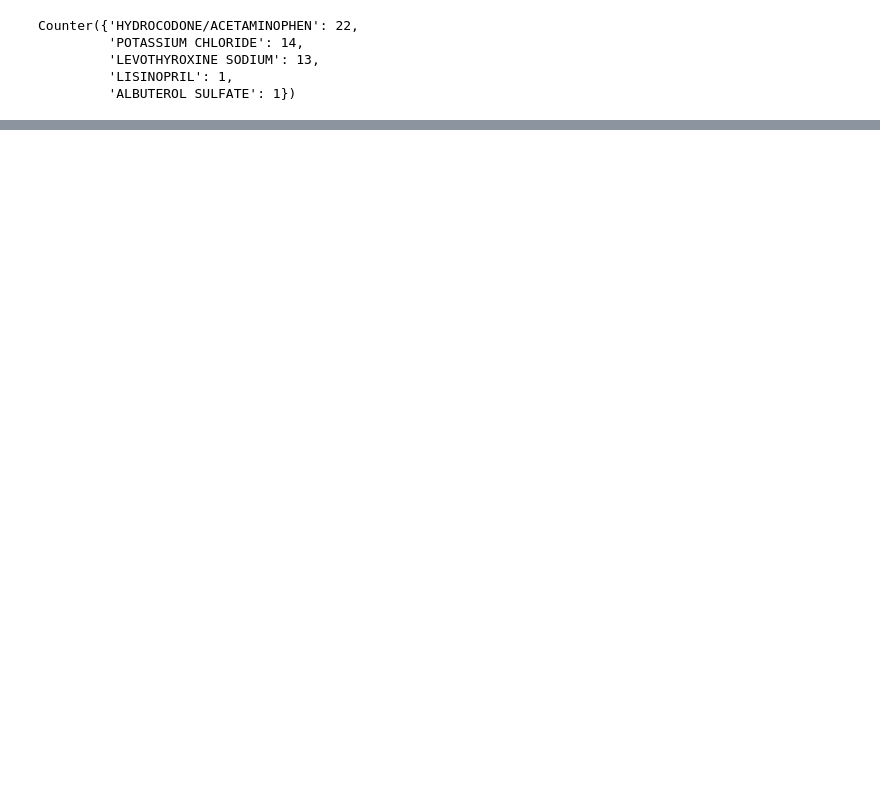
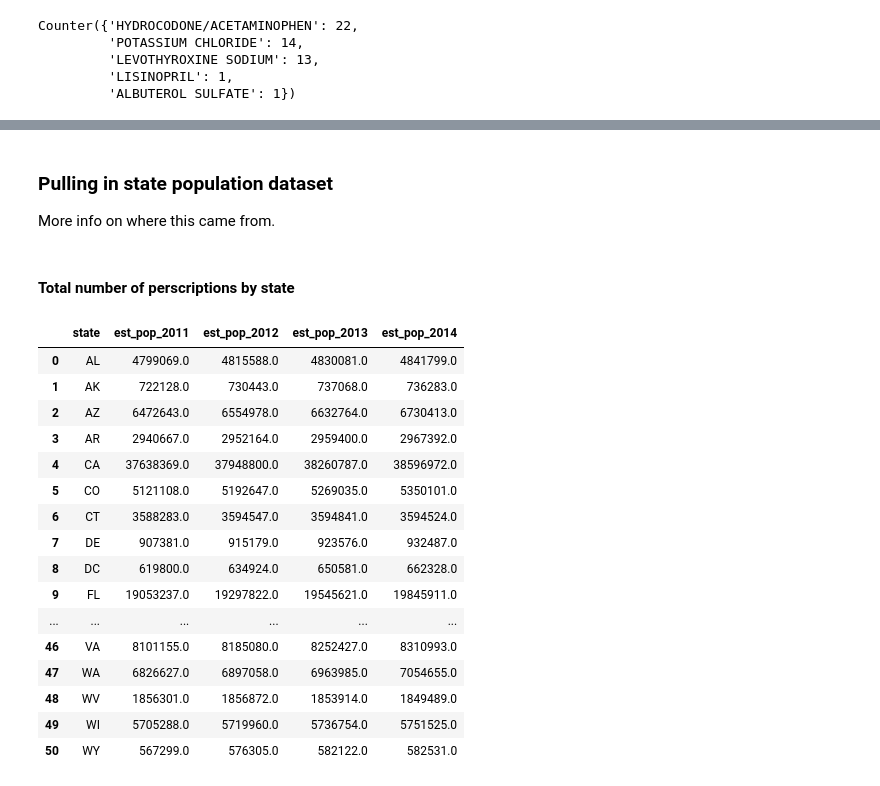
Before and after one commit to space-isa/medicare-data, a Jupyter notebook: src/medicare_data_analysis.ipynb, the cells around one changed output, grey strips where cells are left out. Saved outputs shown, nothing was run; the diff lists cells and outputs as text; code cells hidden in the pictures; blank space fills up the shorter version.

```diff
--- a/src/medicare_data_analysis.ipynb
+++ b/src/medicare_data_analysis.ipynb
@@ -417,0 +347,31 @@ fig.show()  # Output the plot to the screen
+# %% [markdown]
+### Pulling in state population dataset
+
+More info on where this came from.
+# %% [markdown]
+#### Total number of perscriptions by state
+# %%
+nst_est_data = pd.read_csv("../data/nst-est2014-01-cleaned.csv", usecols=["Abbrv.",
+                                                                "2011.0","2012.0","2013.0","2014.0"])
+
+nst_est_data.columns = ["state", "est_pop_2011", "est_pop_2012", "est_pop_2013", "est_pop_2014"]
+# %%
+nst_est_data
+# %% [output]
+|  | state | est_pop_2011 | est_pop_2012 | est_pop_2013 | est_pop_2014 |
+| 0 | AL | 4799069.0 | 4815588.0 | 4830081.0 | 4841799.0 |
+| 1 | AK | 722128.0 | 730443.0 | 737068.0 | 736283.0 |
+| 2 | AZ | 6472643.0 | 6554978.0 | 6632764.0 | 6730413.0 |
+| 3 | AR | 2940667.0 | 2952164.0 | 2959400.0 | 2967392.0 |
+| 4 | CA | 37638369.0 | 37948800.0 | 38260787.0 | 38596972.0 |
+| 5 | CO | 5121108.0 | 5192647.0 | 5269035.0 | 5350101.0 |
+| 6 | CT | 3588283.0 | 3594547.0 | 3594841.0 | 3594524.0 |
+| 7 | DE | 907381.0 | 915179.0 | 923576.0 | 932487.0 |
+| 8 | DC | 619800.0 | 634924.0 | 650581.0 | 662328.0 |
+| 9 | FL | 19053237.0 | 19297822.0 | 19545621.0 | 19845911.0 |
+| ... | ... | ... | ... | ... | ... |
+| 46 | VA | 8101155.0 | 8185080.0 | 8252427.0 | 8310993.0 |
+| 47 | WA | 6826627.0 | 6897058.0 | 6963985.0 | 7054655.0 |
+| 48 | WV | 1856301.0 | 1856872.0 | 1853914.0 | 1849489.0 |
+| 49 | WI | 5705288.0 | 5719960.0 | 5736754.0 | 5751525.0 |
+| 50 | WY | 567299.0 | 576305.0 | 582122.0 | 582531.0 |
```
Also changed, not shown: parts of 79 cells of this notebook, 15 other files.
